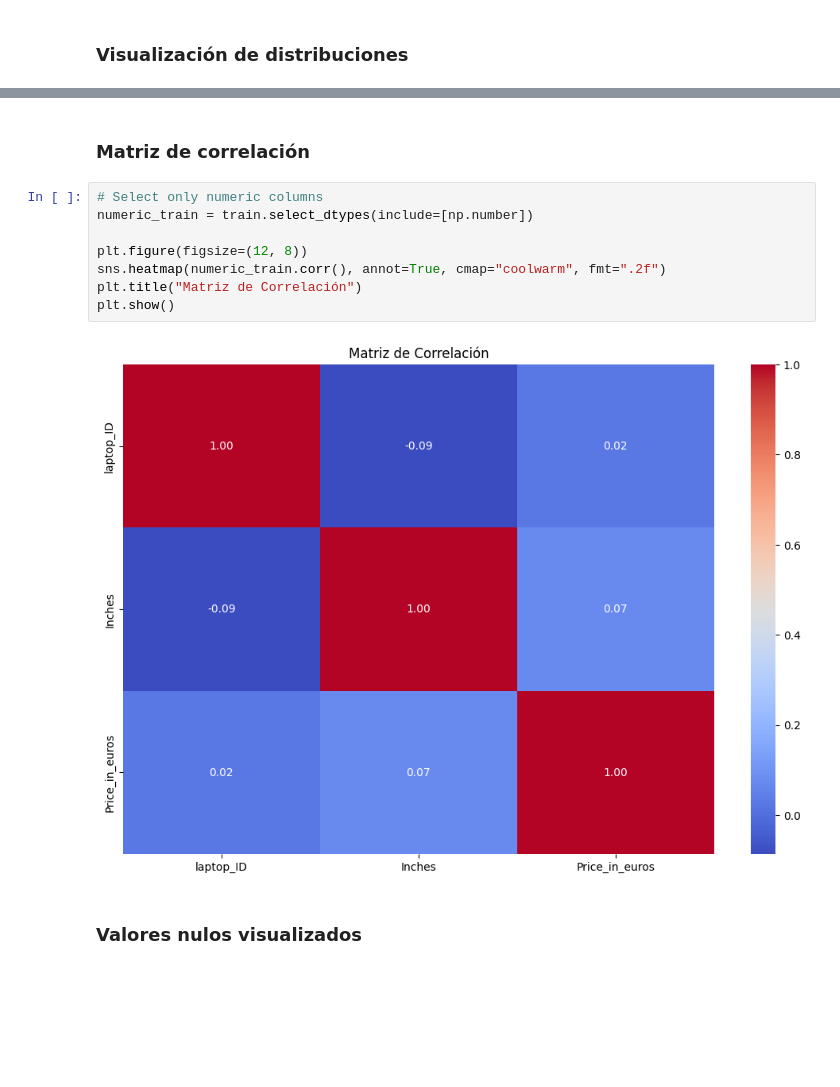
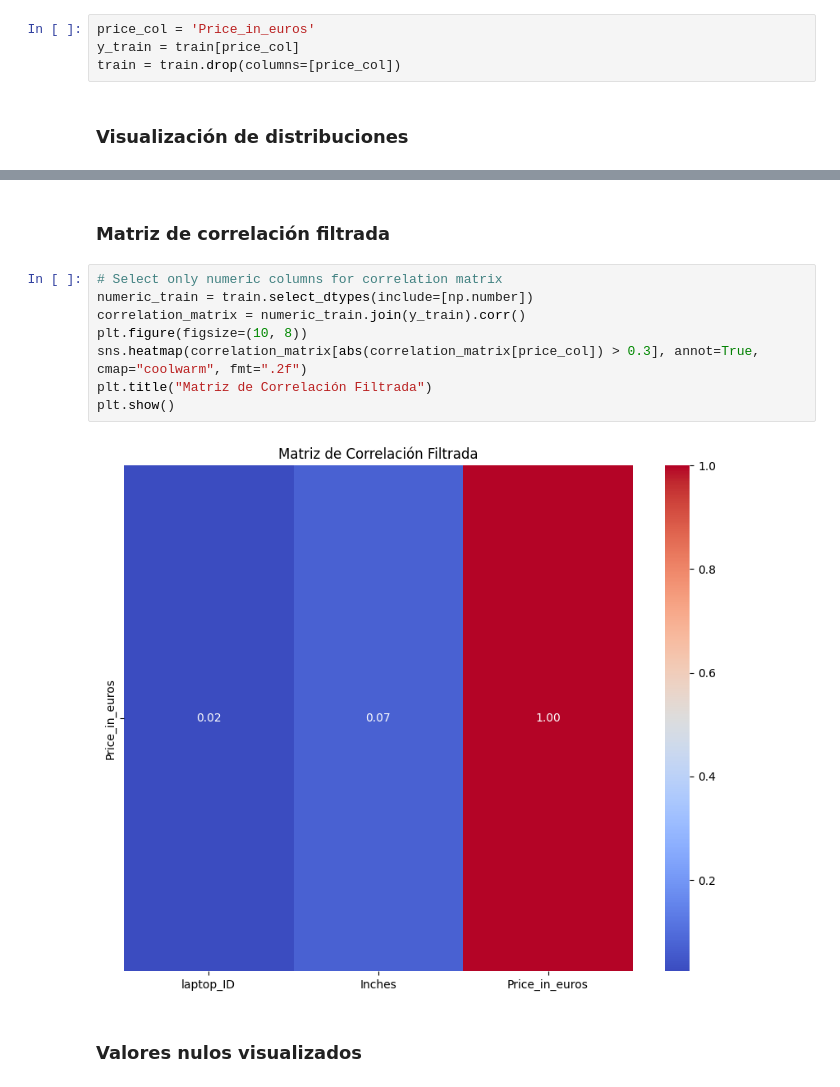
Before and after one commit to annahico/DataTops, a Jupyter notebook: DataTops.ipynb, the cells around one changed output, grey strips where cells are left out. Cells and saved outputs as stored; diff of their text form; blank space fills up the shorter version.

```diff
--- a/DataTops.ipynb
+++ b/DataTops.ipynb
@@ -52,3 +87,7 @@ Duplicados: 0
+# %%
+price_col = 'Price_in_euros'
+y_train = train[price_col]
+train = train.drop(columns=[price_col])
 # %% [markdown]
 ### Visualización de distribuciones
 # %%
@@ -61,15 +115,15 @@ plt.show()
 # %% [markdown]
-### Matriz de correlación
+### Matriz de correlación filtrada
 # %%
-# Select only numeric columns
+# Select only numeric columns for correlation matrix
 numeric_train = train.select_dtypes(include=[np.number])
-
-plt.figure(figsize=(12, 8))
-sns.heatmap(numeric_train.corr(), annot=True, cmap="coolwarm", fmt=".2f")
-plt.title("Matriz de Correlación")
+correlation_matrix = numeric_train.join(y_train).corr()
+plt.figure(figsize=(10, 8))
+sns.heatmap(correlation_matrix[abs(correlation_matrix[price_col]) > 0.3], annot=True, cmap="coolwarm", fmt=".2f")
+plt.title("Matriz de Correlación Filtrada")
 plt.show()
 # %% [output]
-[figure, old version]
+[figure, new version]
 # %% [markdown]
 ### Valores nulos visualizados
 # %%
```
Also changed, not shown: parts of 28 cells of this notebook, 1 other file.
